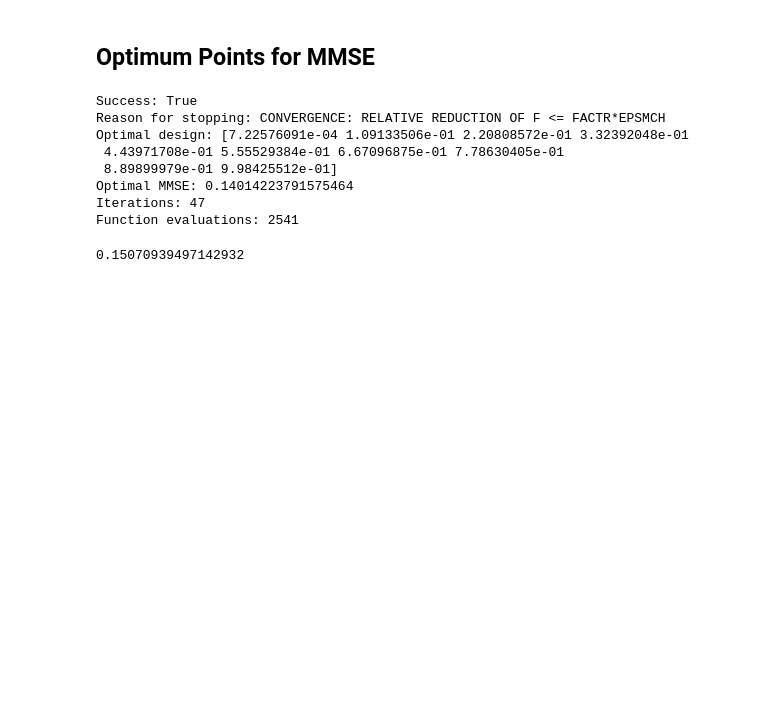
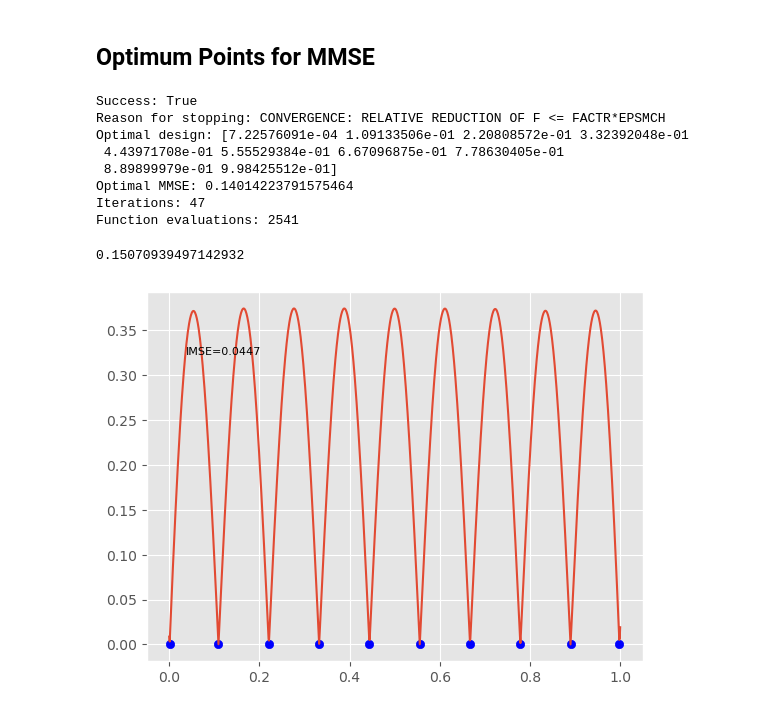
Before and after one commit to Arnab-Kumar-Debnath/Experimental-Design-for-Data-Science-and-Engineering-by-V.-Roshan-Joseph, a Jupyter notebook: Chapter 3.ipynb, the cells around one changed output. Drawn from its saved outputs; the diff is of its cells as text; code cells hidden in the pictures; blank space fills up the shorter version.

```diff
--- a/Chapter 3.ipynb
+++ b/Chapter 3.ipynb
@@ -232,7 +251,7 @@ Function evaluations: 252
 # %% [markdown]
 ## Optimum Points for MMSE
 # %%
-def MMSE(datas, x):
+def MMSE(datas, x, theta=0.1):
     if len(datas.shape)==1:
         datas=datas.reshape(1,-1)
     #output=[]
@@ -243,12 +262,12 @@ def MMSE(datas, x):
         r_matrix=[]
         R_matrix=[]
         for i in x:
-            r_x=r(np.array([i]), data)
+            r_x=r(np.array([i]), data, theta)
             r_matrix.append(r_x)
             #r_x=r_x.reshape(-1,1)
             #ys.append(r_x@r_x.T)
         for j in data:
-            R_matrix.append(r(np.array(j), data))
+            R_matrix.append(r(np.array(j), data, theta))
         r_matrix=np.asarray(r_matrix)
         R_matrix=np.array(R_matrix+1e-10*np.eye(len(R_matrix)))
         inverse=np.linalg.solve(R_matrix, np.eye(len(R_matrix)))
@@ -293,3 +312,28 @@ Function evaluations: 2541
 MMSE(data1, x)
 # %% [output]
 0.15070939497142932
+# %%
+new_data1=result_MMSE.x
+for i in range(len(new_data1)):
+    for j in range(len(new_data1)):
+        R_matrix[i,j]=R(new_data1[i]-new_data1[j])
+
+s_=[]
+for i in x:
+    s_.append(s(i, R_matrix, new_data1))
+fig2, ax2 = plt.subplots()
+
+ax2.plot(x,s_)
+ax2.text(
+    0.02, 0.8,
+    f"IMSE={optimal_IMSE[0]:.4f}",
+    transform=ax.transAxes,
+    ha="left",
+    va="top",
+    fontsize=8
+
+)
+ax2.scatter(new_data1, [0 for i in range(len(new_data1))], color="b")
+optimal_MMSE=new_data1
+# %% [output]
+[figure, added]
```
Also changed, not shown: parts of 13 cells of this notebook.
